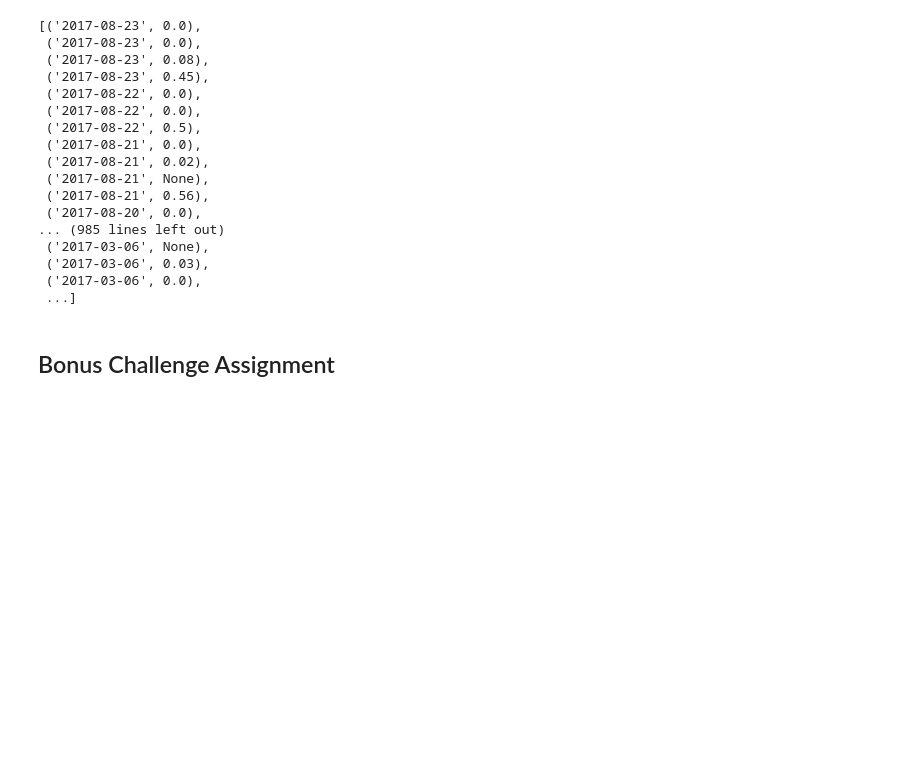
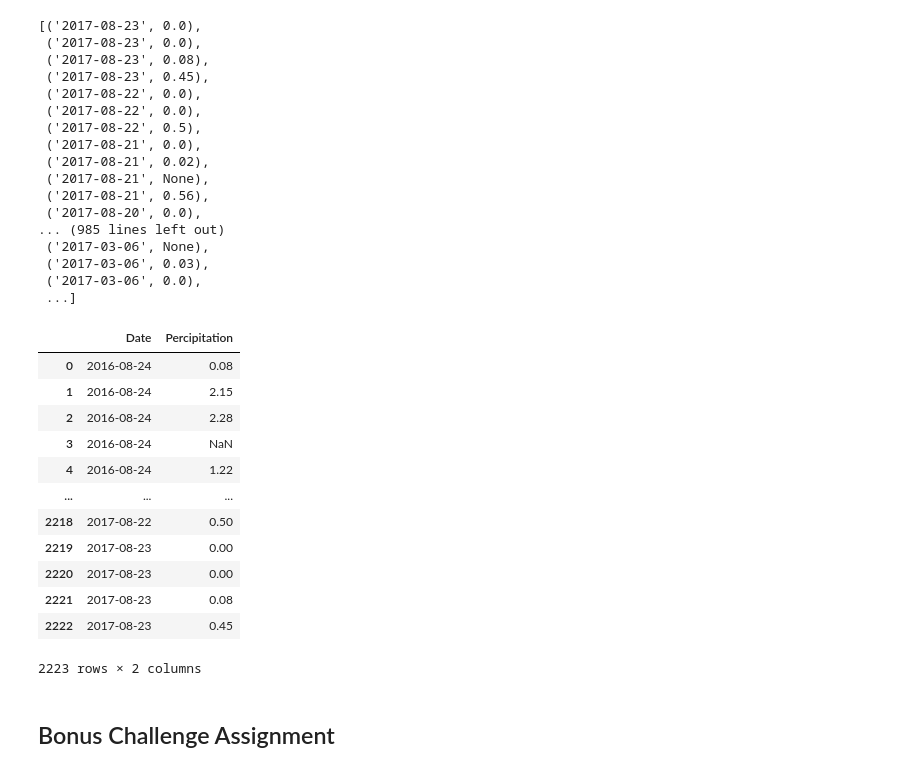
Before and after one commit to MaxWoodworth/sqlalchemy-challenge, a Jupyter notebook: climate_starter.ipynb, the cells around one changed output. Saved outputs shown, nothing was run; the diff lists cells and outputs as text; code cells hidden in the pictures; blank space fills up the shorter version.

Commit message:
Creates and checks measurement_df

```diff
--- a/climate_starter.ipynb
+++ b/climate_starter.ipynb
@@ -79,7 +79,27 @@ current_data = dt.date(2017, 8, 23) - dt.timedelta(days=365)
 # %%
 # Perform a query to retrieve the data and precipitation scores
 rain = session.query(measurement.date, measurement.prcp).\
-    filter(measurement.)
+    filter(measurement.date > current_data).\
+    order_by(measurement.date).all()
+# %%
+# Save the query results as a Pandas DataFrame and set the index to the date column
+measurement_df = pd.DataFrame(rain, columns=["Date", "Percipitation"])
+#Test DF
+measurement_df.head()
+# %% [output]
+|  | Date | Percipitation |
+| 0 | 2016-08-24 | 0.08 |
+| 1 | 2016-08-24 | 2.15 |
+| 2 | 2016-08-24 | 2.28 |
+| 3 | 2016-08-24 | NaN |
+| 4 | 2016-08-24 | 1.22 |
+| ... | ... | ... |
+| 2218 | 2017-08-22 | 0.50 |
+| 2219 | 2017-08-23 | 0.00 |
+| 2220 | 2017-08-23 | 0.00 |
+| 2221 | 2017-08-23 | 0.08 |
+| 2222 | 2017-08-23 | 0.45 |
+2223 rows × 2 columns
 # %%
 # Use Pandas to calcualte the summary statistics for the precipitation data
 # %%
```
